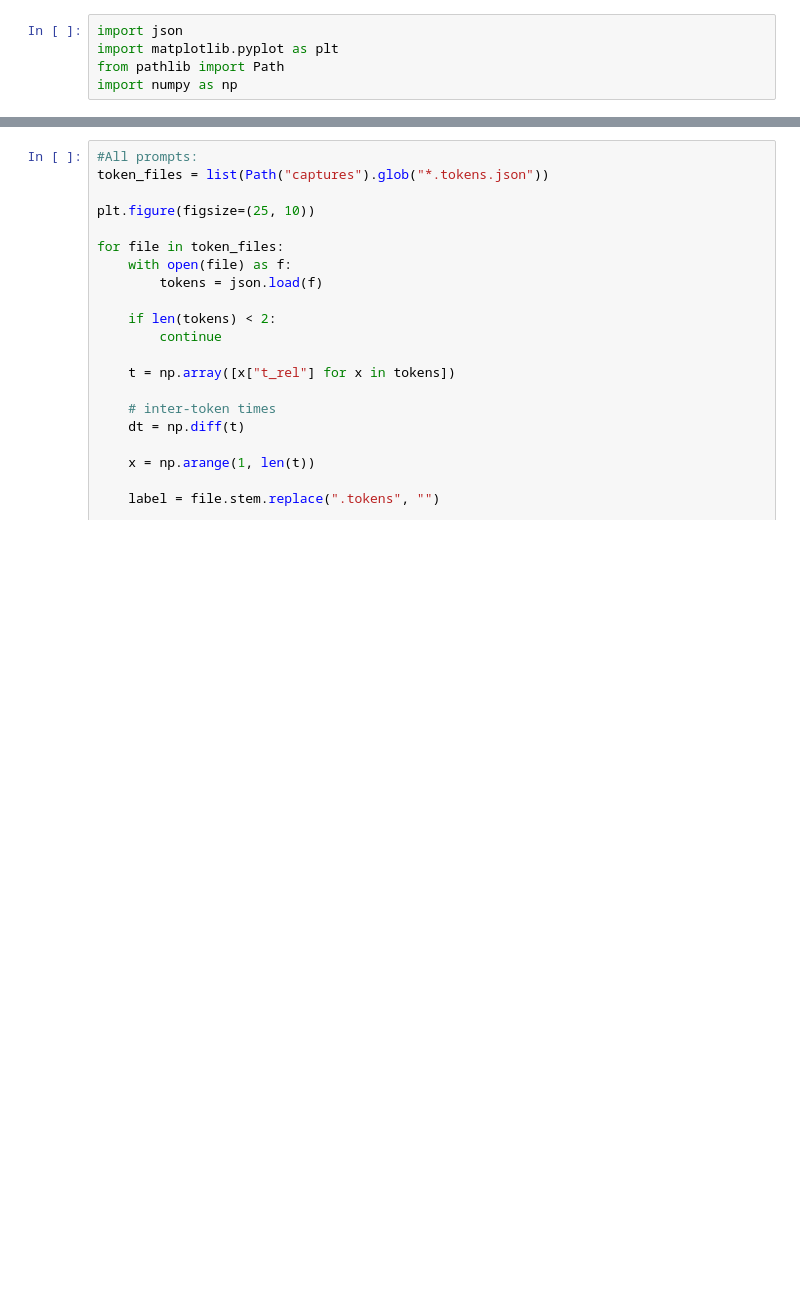
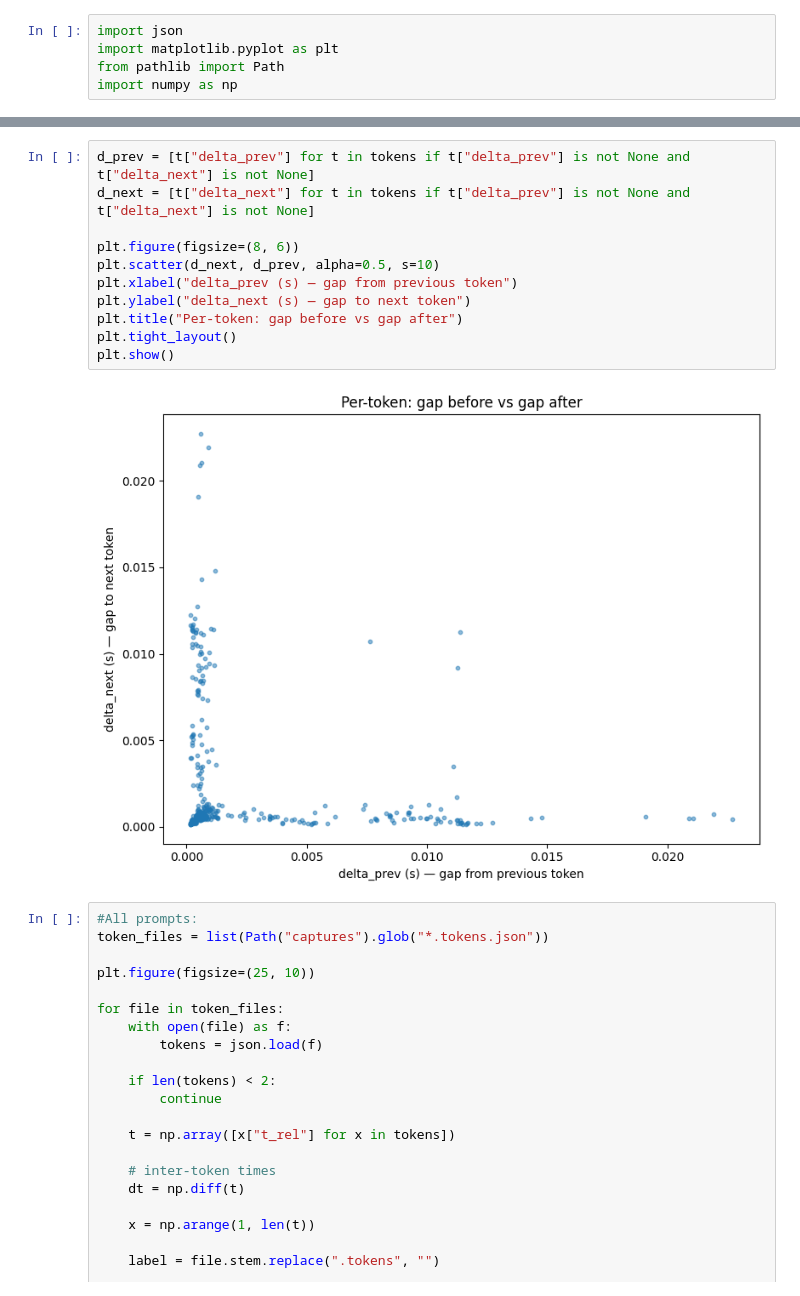
Before and after one commit to Aaron-Walker-9/AgenticVision, a Jupyter notebook: EDA notebooks/ITT_EDA.ipynb, the cells around one changed output, grey strips where cells are left out. Cells and saved outputs as stored; diff of their text form; blank space fills up the shorter version.

```diff
--- a/EDA notebooks/ITT_EDA.ipynb
+++ b/EDA notebooks/ITT_EDA.ipynb
@@ -29,3 +42,16 @@ Error:
+# %%
+d_prev = [t["delta_prev"] for t in tokens if t["delta_prev"] is not None and t["delta_next"] is not None]
+d_next = [t["delta_next"] for t in tokens if t["delta_prev"] is not None and t["delta_next"] is not None]
+
+plt.figure(figsize=(8, 6))
+plt.scatter(d_next, d_prev, alpha=0.5, s=10)
+plt.xlabel("delta_prev (s) — gap from previous token")
+plt.ylabel("delta_next (s) — gap to next token")
+plt.title("Per-token: gap before vs gap after")
+plt.tight_layout()
+plt.show()
+# %% [output]
+[figure, added]
 # %%
 #All prompts:
 token_files = list(Path("captures").glob("*.tokens.json"))
```
Also changed, not shown: parts of 3 cells of this notebook, 1 other file.
